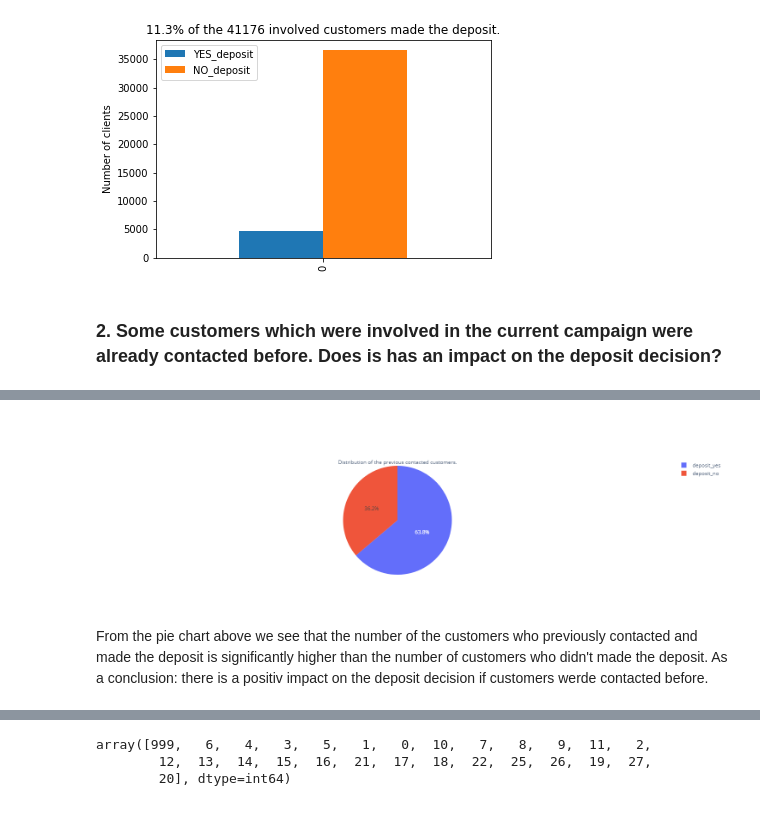
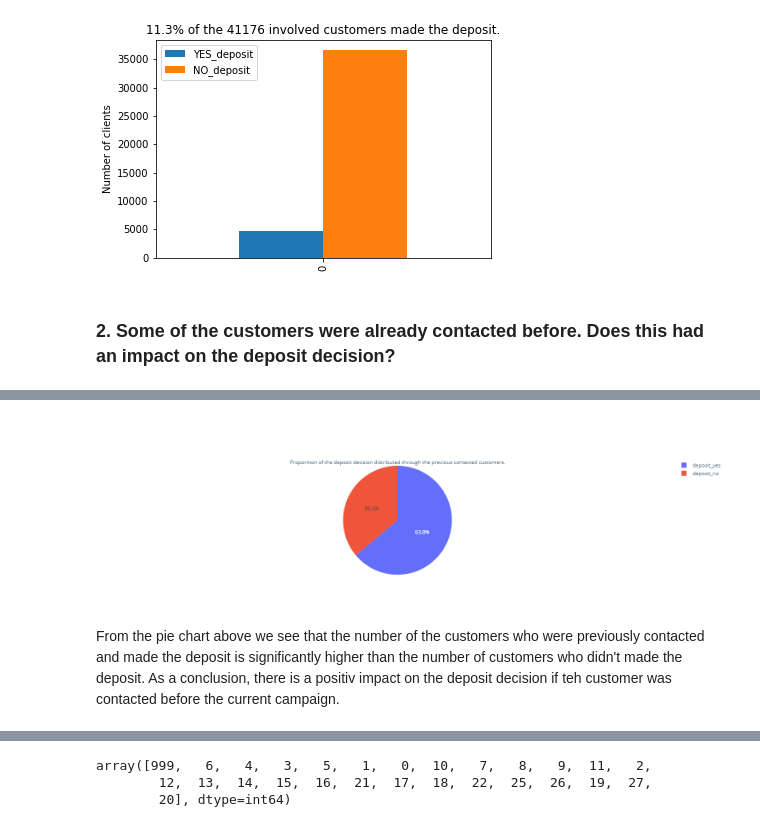
Before and after one commit to o-sapov/data_science_course-mlgraz, a Jupyter notebook: notebooks/eda.ipynb, the cells around one changed output, grey strips where cells are left out. Cells and saved outputs as stored; diff of their text form; code cells hidden in the pictures.

```diff
--- a/notebooks/eda.ipynb
+++ b/notebooks/eda.ipynb
@@ -78,7 +78,7 @@ plt.show();
 # %% [output]
 [figure]
 # %% [markdown]
-### 2. Some customers which were involved in the current campaign were already contacted before. Does is has an impact on the deposit decision?
+### 2. Some of the customers were already contacted before. Does this had an impact on the deposit decision?
 # %%
 prev_contacts_yes = df_yes[df_yes.pdays!= 999].y.count()
 prev_contacts_no = df_no[df_no.pdays!= 999].y.count()
@@ -86,6 +86,6 @@ prev_contacts_no = df_no[df_no.pdays!= 999].y.count()
 labels = ['deposit_yes', 'deposit_no']
 values = [prev_contacts_yes,prev_contacts_no]
 
-fig = go.Figure(data=[go.Pie(labels=labels, values=values, title="Distribution of the previous contacted customers.")])
+fig = go.Figure(data=[go.Pie(labels=labels, values=values, title="Proporition of the deposit decision distributed through the previous contacted customers.")])
 fig.show()
 # %% [output]
@@ -92,3 +93,3 @@ fig.show()
-[figure, old version]
+[figure, new version]
 # %% [markdown]
-From the pie chart above we see that the number of the customers who previously contacted and made the deposit is significantly higher than the number of customers who didn't made the deposit. As a conclusion: there is a positiv impact on the deposit decision if customers werde contacted before.
+From the pie chart above we see that the number of the customers who were previously contacted and made the deposit is significantly higher than the number of customers who didn't made the deposit. As a conclusion, there is a positiv impact on the deposit decision if teh customer was contacted before the current campaign.
```
Also changed, not shown: parts of 14 cells of this notebook.
